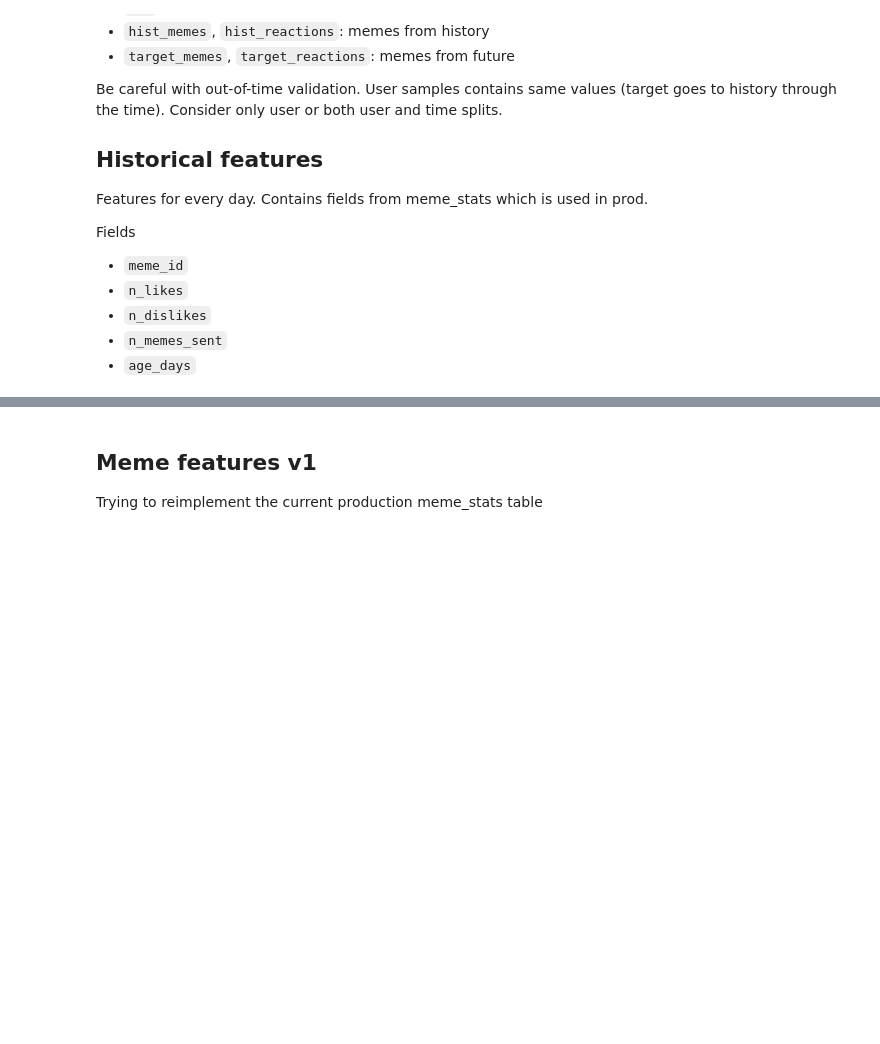
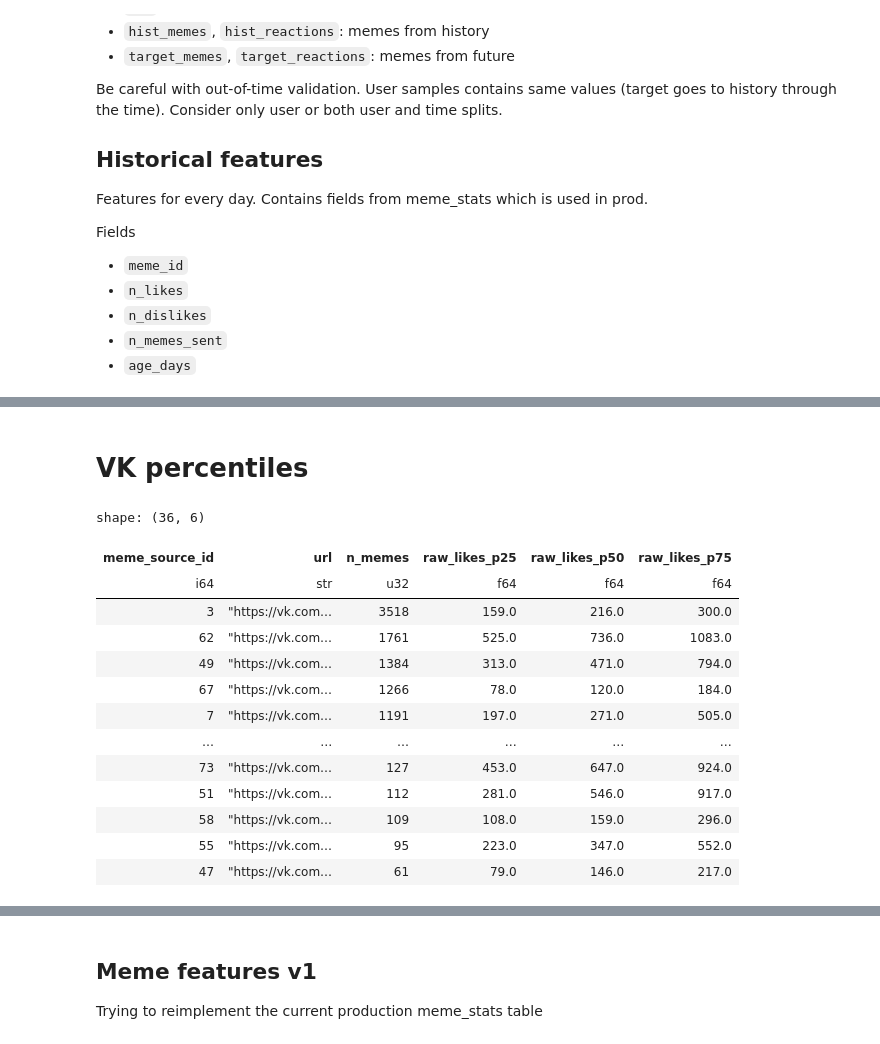
Before and after one commit to ffmemes/ff-research, a Jupyter notebook: 2405_cold_start_baselines/Cold Start Dataset Preparation.ipynb, the cells around one changed output, grey strips where cells are left out. Saved outputs shown, nothing was run; the diff lists cells and outputs as text; code cells hidden in the pictures; blank space fills up the shorter version.

```diff
--- a/2405_cold_start_baselines/Cold Start Dataset Preparation.ipynb
+++ b/2405_cold_start_baselines/Cold Start Dataset Preparation.ipynb
@@ -141,0 +157,32 @@ coldstart_dataset_df.write_parquet('coldstart_dataset.pq')
+# %% [markdown]
+# VK percentiles
+# %%
+vk_stats_df = (
+    meme_raw_vk_df
+    .select(pl.col('id').alias('raw_meme_id'), 'views', 'likes', 'meme_source_id')
+    .join(meme_source_df.select(pl.col('id').alias('meme_source_id'), 'url'), on='meme_source_id')
+    .group_by('meme_source_id', 'url')
+    .agg(
+        pl.count().alias('n_memes'),
+        pl.quantile('likes', 0.25).alias('raw_likes_p25'),
+        pl.quantile('likes', 0.50).alias('raw_likes_p50'),
+        pl.quantile('likes', 0.75).alias('raw_likes_p75'),
+    )
+    .sort('n_memes', descending=True)
+)
+vk_stats_df
+# %% [output]
+shape: (36, 6)
+| meme_source_id | url | n_memes | raw_likes_p25 | raw_likes_p50 | raw_likes_p75 |
+| i64 | str | u32 | f64 | f64 | f64 |
+| 3 | "https://vk.com… | 3518 | 159.0 | 216.0 | 300.0 |
+| 62 | "https://vk.com… | 1761 | 525.0 | 736.0 | 1083.0 |
+| 49 | "https://vk.com… | 1384 | 313.0 | 471.0 | 794.0 |
+| 67 | "https://vk.com… | 1266 | 78.0 | 120.0 | 184.0 |
+| 7 | "https://vk.com… | 1191 | 197.0 | 271.0 | 505.0 |
+| … | … | … | … | … | … |
+| 73 | "https://vk.com… | 127 | 453.0 | 647.0 | 924.0 |
+| 51 | "https://vk.com… | 112 | 281.0 | 546.0 | 917.0 |
+| 58 | "https://vk.com… | 109 | 108.0 | 159.0 | 296.0 |
+| 55 | "https://vk.com… | 95 | 223.0 | 347.0 | 552.0 |
+| 47 | "https://vk.com… | 61 | 79.0 | 146.0 | 217.0 |
```
Also changed, not shown: parts of 34 cells of this notebook, 5 other files.
